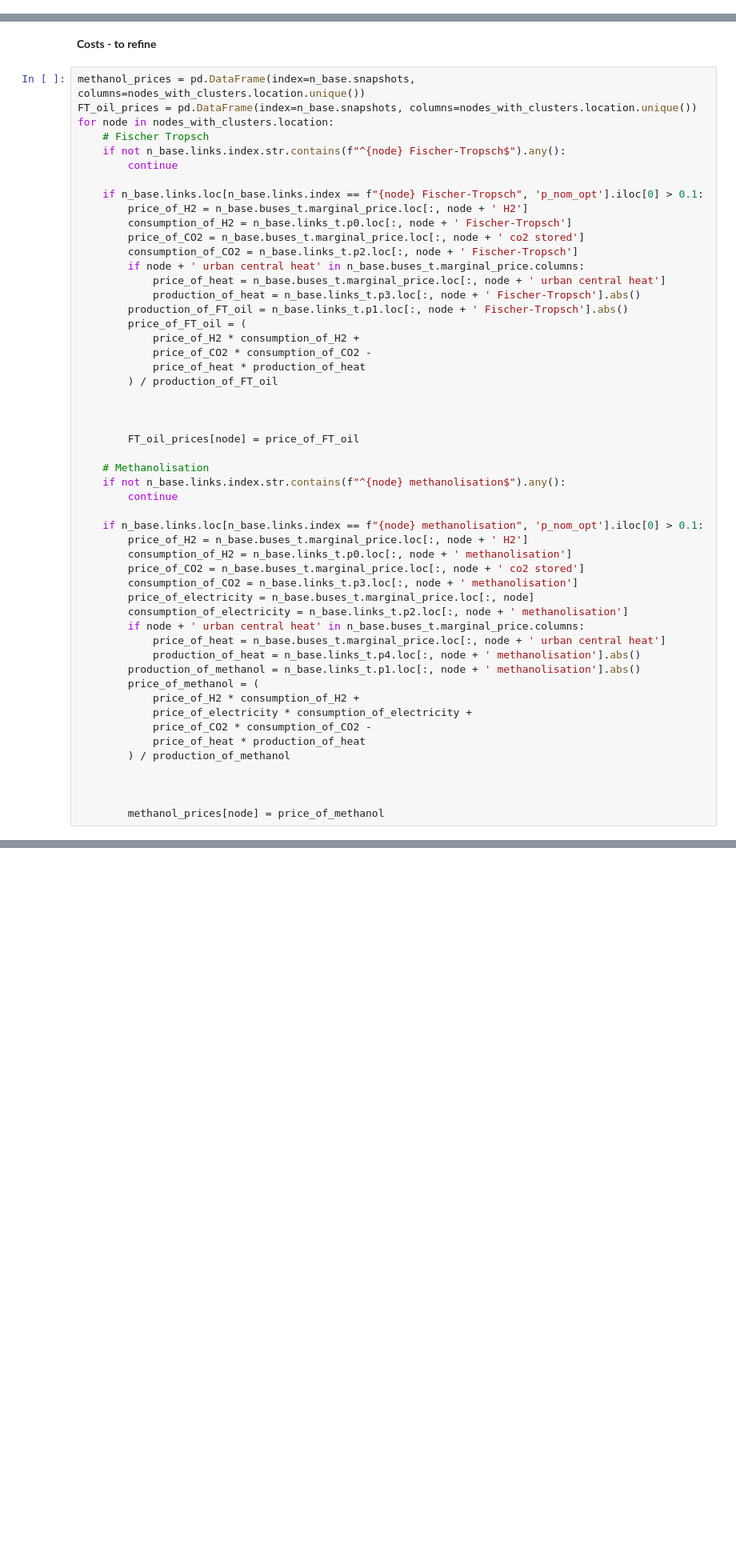
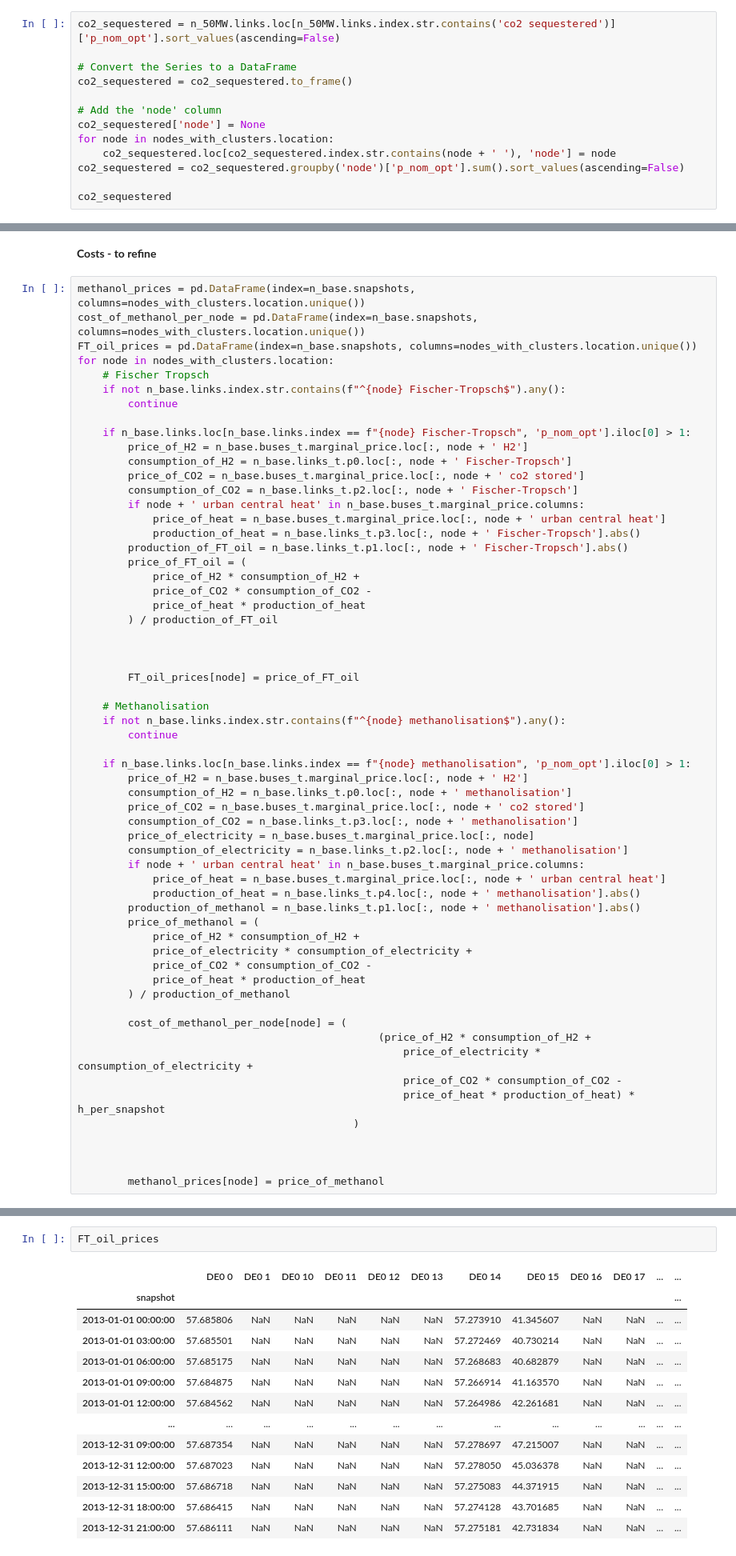
Before and after one commit to FrugisRoss/pypsa-eur, a Jupyter notebook: SectorCoupled_Plotting.ipynb, the cells around one changed output, grey strips where cells are left out. Shown at 80% size. Cells and saved outputs as stored; diff of their text form; blank space fills up the shorter version.

```diff
--- a/SectorCoupled_Plotting.ipynb
+++ b/SectorCoupled_Plotting.ipynb
@@ -174,0 +175,13 @@ Name: p_nom_opt, Length: 80, dtype: float64
+# %%
+co2_sequestered = n_50MW.links.loc[n_50MW.links.index.str.contains('co2 sequestered')]['p_nom_opt'].sort_values(ascending=False)
+
+# Convert the Series to a DataFrame
+co2_sequestered = co2_sequestered.to_frame()
+
+# Add the 'node' column
+co2_sequestered['node'] = None
+for node in nodes_with_clusters.location:
+    co2_sequestered.loc[co2_sequestered.index.str.contains(node + ' '), 'node'] = node
+co2_sequestered = co2_sequestered.groupby('node')['p_nom_opt'].sum().sort_values(ascending=False)
+
+co2_sequestered
@@ -176,13 +441,14 @@ Name: p_nom_opt, Length: 80, dtype: float64
 **Costs - to refine**
 # %%
 methanol_prices = pd.DataFrame(index=n_base.snapshots, columns=nodes_with_clusters.location.unique())
+cost_of_methanol_per_node = pd.DataFrame(index=n_base.snapshots, columns=nodes_with_clusters.location.unique())
 FT_oil_prices = pd.DataFrame(index=n_base.snapshots, columns=nodes_with_clusters.location.unique())
 for node in nodes_with_clusters.location:
     # Fischer Tropsch
     if not n_base.links.index.str.contains(f"^{node} Fischer-Tropsch$").any():
         continue
 
-    if n_base.links.loc[n_base.links.index == f"{node} Fischer-Tropsch", 'p_nom_opt'].iloc[0] > 0.1:
+    if n_base.links.loc[n_base.links.index == f"{node} Fischer-Tropsch", 'p_nom_opt'].iloc[0] > 1:
         price_of_H2 = n_base.buses_t.marginal_price.loc[:, node + ' H2']
         consumption_of_H2 = n_base.links_t.p0.loc[:, node + ' Fischer-Tropsch']
         price_of_CO2 = n_base.buses_t.marginal_price.loc[:, node + ' co2 stored']
@@ -205,7 +471,7 @@ for node in nodes_with_clusters.location:
     if not n_base.links.index.str.contains(f"^{node} methanolisation$").any():
         continue
 
-    if n_base.links.loc[n_base.links.index == f"{node} methanolisation", 'p_nom_opt'].iloc[0] > 0.1:
+    if n_base.links.loc[n_base.links.index == f"{node} methanolisation", 'p_nom_opt'].iloc[0] > 1:
         price_of_H2 = n_base.buses_t.marginal_price.loc[:, node + ' H2']
         consumption_of_H2 = n_base.links_t.p0.loc[:, node + ' methanolisation']
         price_of_CO2 = n_base.buses_t.marginal_price.loc[:, node + ' co2 stored']
@@ -223,6 +489,13 @@ for node in nodes_with_clusters.location:
             price_of_heat * production_of_heat
         ) / production_of_methanol
 
+        cost_of_methanol_per_node[node] = (
+                                                (price_of_H2 * consumption_of_H2 +
+                                                    price_of_electricity * consumption_of_electricity +
+                                                    price_of_CO2 * consumption_of_CO2 -
+                                                    price_of_heat * production_of_heat) * h_per_snapshot
+                                            )
+
 
 
         methanol_prices[node] = price_of_methanol
@@ -262,0 +502,16 @@ Length: 100, dtype: object
+# %%
+FT_oil_prices
+# %% [output]
+|  | DE0 0 | DE0 1 | DE0 10 | DE0 11 | DE0 12 | DE0 13 | DE0 14 | DE0 15 | DE0 16 | DE0 17 | ... | ... |
+| snapshot |  |  |  |  |  |  |  |  |  |  |  | ... |
+| 2013-01-01 00:00:00 | 57.685806 | NaN | NaN | NaN | NaN | NaN | 57.273910 | 41.345607 | NaN | NaN | ... | ... |
+| 2013-01-01 03:00:00 | 57.685501 | NaN | NaN | NaN | NaN | NaN | 57.272469 | 40.730214 | NaN | NaN | ... | ... |
+| 2013-01-01 06:00:00 | 57.685175 | NaN | NaN | NaN | NaN | NaN | 57.268683 | 40.682879 | NaN | NaN | ... | ... |
+| 2013-01-01 09:00:00 | 57.684875 | NaN | NaN | NaN | NaN | NaN | 57.266914 | 41.163570 | NaN | NaN | ... | ... |
+| 2013-01-01 12:00:00 | 57.684562 | NaN | NaN | NaN | NaN | NaN | 57.264986 | 42.261681 | NaN | NaN | ... | ... |
+| ... | ... | ... | ... | ... | ... | ... | ... | ... | ... | ... | ... | ... |
+| 2013-12-31 09:00:00 | 57.687354 | NaN | NaN | NaN | NaN | NaN | 57.278697 | 47.215007 | NaN | NaN | ... | ... |
+| 2013-12-31 12:00:00 | 57.687023 | NaN | NaN | NaN | NaN | NaN | 57.278050 | 45.036378 | NaN | NaN | ... | ... |
+| 2013-12-31 15:00:00 | 57.686718 | NaN | NaN | NaN | NaN | NaN | 57.275083 | 44.371915 | NaN | NaN | ... | ... |
+| 2013-12-31 18:00:00 | 57.686415 | NaN | NaN | NaN | NaN | NaN | 57.274128 | 43.701685 | NaN | NaN | ... | ... |
+| 2013-12-31 21:00:00 | 57.686111 | NaN | NaN | NaN | NaN | NaN | 57.275181 | 42.731834 | NaN | NaN | ... | ... |
```
Also changed, not shown: parts of 60 cells of this notebook, 12 other files.
